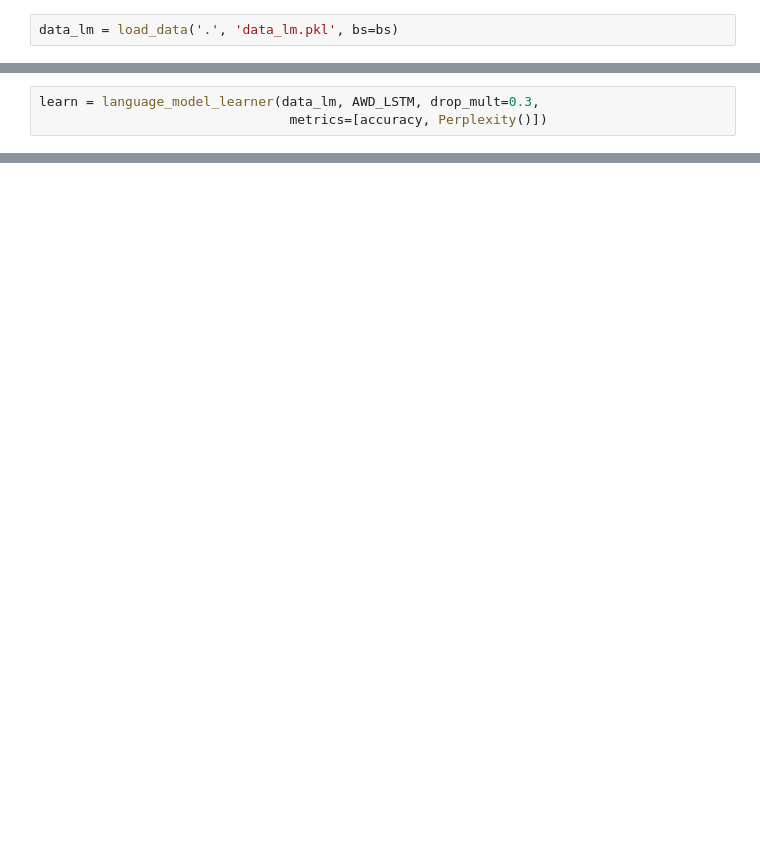
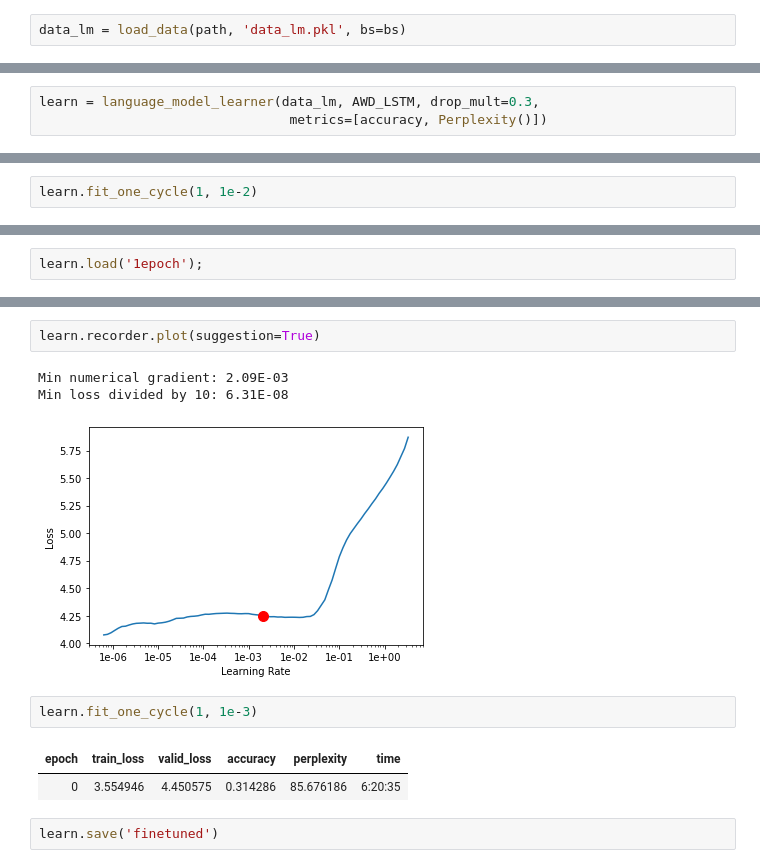
Before and after one commit to albergar2/fastai-project, a Jupyter notebook: homework/hw4.ipynb, the cells around one changed output, grey strips where cells are left out. Saved outputs shown, nothing was run; the diff lists cells and outputs as text; blank space fills up the shorter version.

```diff
--- a/homework/hw4.ipynb
+++ b/homework/hw4.ipynb
@@ -93,4 +92,4 @@ data_lm.save('data_lm.pkl')
 #data_lm.train_ds[1][0]
 #data_lm.train_ds[0][0].data[:10]
 # %%
-data_lm = load_data('.', 'data_lm.pkl', bs=bs)
+data_lm = load_data(path, 'data_lm.pkl', bs=bs)
@@ -119,0 +131,2 @@ learn.recorder.plot(suggestion=True)
+# %%
+learn.fit_one_cycle(1, 1e-2)
@@ -119,0 +140,2 @@ learn.recorder.plot(suggestion=True)
+# %%
+learn.load('1epoch');
@@ -119,0 +151,13 @@ learn.recorder.plot(suggestion=True)
+# %%
+learn.recorder.plot(suggestion=True)
+# %% [output]
+Min numerical gradient: 2.09E-03
+Min loss divided by 10: 6.31E-08
+[figure, added]
+# %%
+learn.fit_one_cycle(1, 1e-3)
+# %% [output]
+| epoch | train_loss | valid_loss | accuracy | perplexity | time |
+| 0 | 3.554946 | 4.450575 | 0.314286 | 85.676186 | 6:20:35 |
+# %%
+learn.save('finetuned')
```
Also changed, not shown: parts of 38 cells of this notebook, 2 other files.
